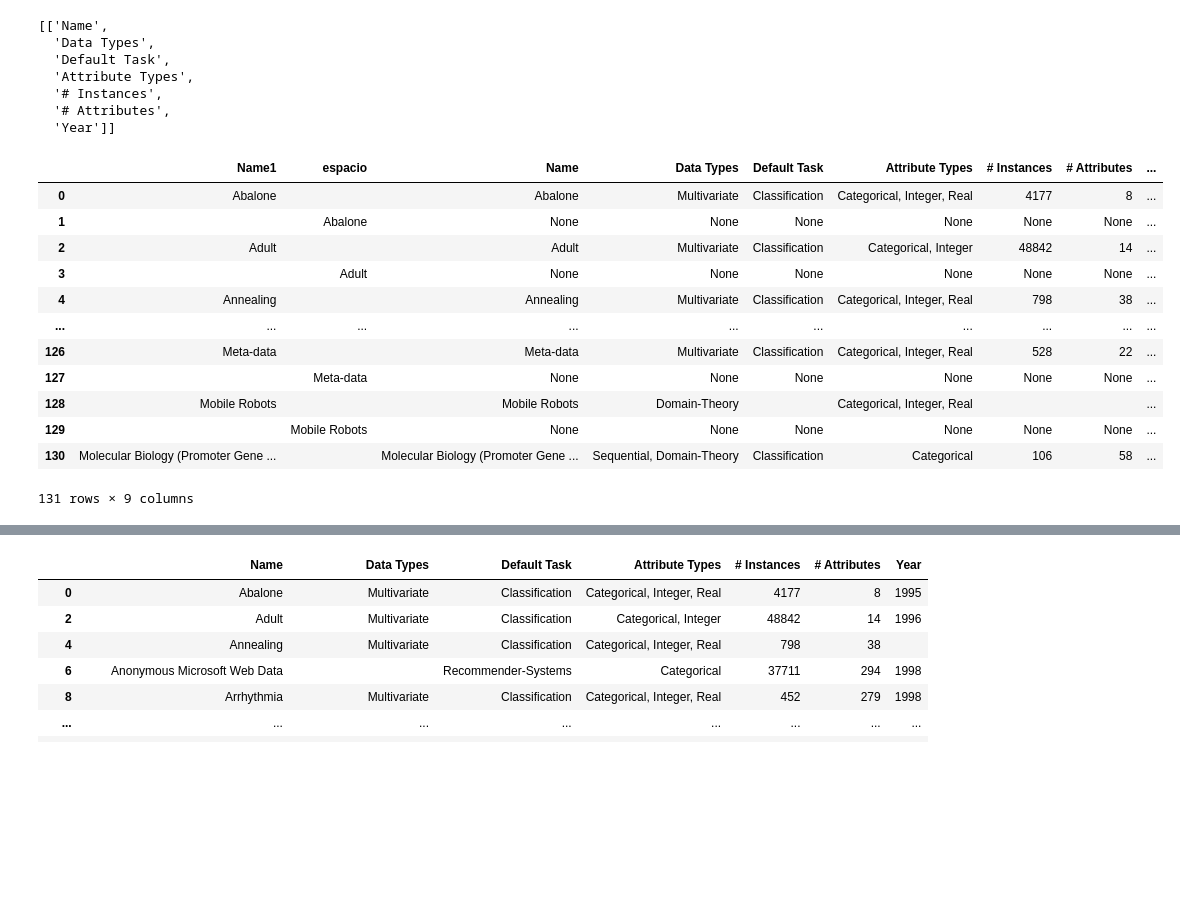
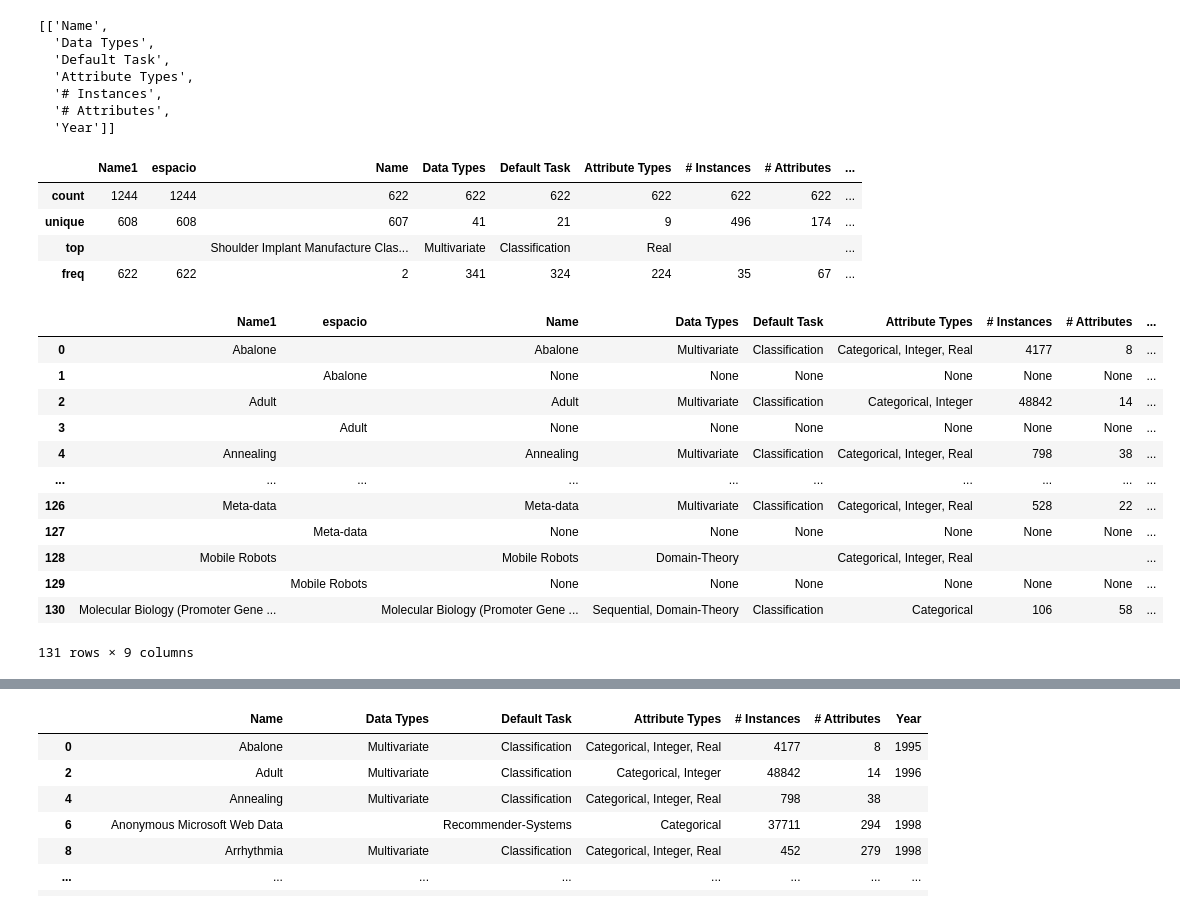
Before and after one commit to ildacec/Python_PythonDesdeCero-Challenge, a Jupyter notebook: Web_Scrapping.ipynb, the cells around one changed output, grey strips where cells are left out. Drawn from its saved outputs; the diff is of its cells as text; code cells hidden in the pictures; blank space fills up the shorter version.

```diff
--- a/Web_Scrapping.ipynb
+++ b/Web_Scrapping.ipynb
@@ -99,21 +99,31 @@ import pandas as pd
 # %%
 #dftable = pd.DataFrame(list_table[1:], columns=list_table[0])
 dftable = pd.DataFrame(list_table[1:], columns=columnas)
-dftable.head(131)
+
+dftable.describe()
 # %% [output]
 |  | Name1 | espacio | Name | Data Types | Default Task | Attribute Types | # Instances | # Attributes | ... |
-| 0 | Abalone |  | Abalone | Multivariate | Classification | Categorical, Integer, Real | 4177 | 8 | ... |
-| 1 |  | Abalone | None | None | None | None | None | None | ... |
-| 2 | Adult |  | Adult | Multivariate | Classification | Categorical, Integer | 48842 | 14 | ... |
-| 3 |  | Adult | None | None | None | None | None | None | ... |
-| 4 | Annealing |  | Annealing | Multivariate | Classification | Categorical, Integer, Real | 798 | 38 | ... |
-| ... | ... | ... | ... | ... | ... | ... | ... | ... | ... |
-| 126 | Meta-data |  | Meta-data | Multivariate | Classification | Categorical, Integer, Real | 528 | 22 | ... |
-| 127 |  | Meta-data | None | None | None | None | None | None | ... |
-| 128 | Mobile Robots |  | Mobile Robots | Domain-Theory |  | Categorical, Integer, Real |  |  | ... |
-| 129 |  | Mobile Robots | None | None | None | None | None | None | ... |
-| 130 | Molecular Biology (Promoter Gene ... |  | Molecular Biology (Promoter Gene ... | Sequential, Domain-Theory | Classification | Categorical | 106 | 58 | ... |
+| count | 1244 | 1244 | 622 | 622 | 622 | 622 | 622 | 622 | ... |
+| unique | 608 | 608 | 607 | 41 | 21 | 9 | 496 | 174 | ... |
+| top |  |  | Shoulder Implant Manufacture Clas... | Multivariate | Classification | Real |  |  | ... |
+| freq | 622 | 622 | 2 | 341 | 324 | 224 | 35 | 67 | ... |
-131 rows × 9 columns
+# %%
+
+dftable.head(131)
+# %% [output]
+|  | Name1 | espacio | Name | Data Types | Default Task | Attribute Types | # Instances | # Attributes | ... |
+| 0 | Abalone |  | Abalone | Multivariate | Classification | Categorical, Integer, Real | 4177 | 8 | ... |
+| 1 |  | Abalone | None | None | None | None | None | None | ... |
+| 2 | Adult |  | Adult | Multivariate | Classification | Categorical, Integer | 48842 | 14 | ... |
+| 3 |  | Adult | None | None | None | None | None | None | ... |
+| 4 | Annealing |  | Annealing | Multivariate | Classification | Categorical, Integer, Real | 798 | 38 | ... |
+| ... | ... | ... | ... | ... | ... | ... | ... | ... | ... |
+| 126 | Meta-data |  | Meta-data | Multivariate | Classification | Categorical, Integer, Real | 528 | 22 | ... |
+| 127 |  | Meta-data | None | None | None | None | None | None | ... |
+| 128 | Mobile Robots |  | Mobile Robots | Domain-Theory |  | Categorical, Integer, Real |  |  | ... |
+| 129 |  | Mobile Robots | None | None | None | None | None | None | ... |
+| 130 | Molecular Biology (Promoter Gene ... |  | Molecular Biology (Promoter Gene ... | Sequential, Domain-Theory | Classification | Categorical | 106 | 58 | ... |
+131 rows × 9 columns
 # %%
 dftable_clean0 = dftable.dropna()
 dftable_clean0
```
